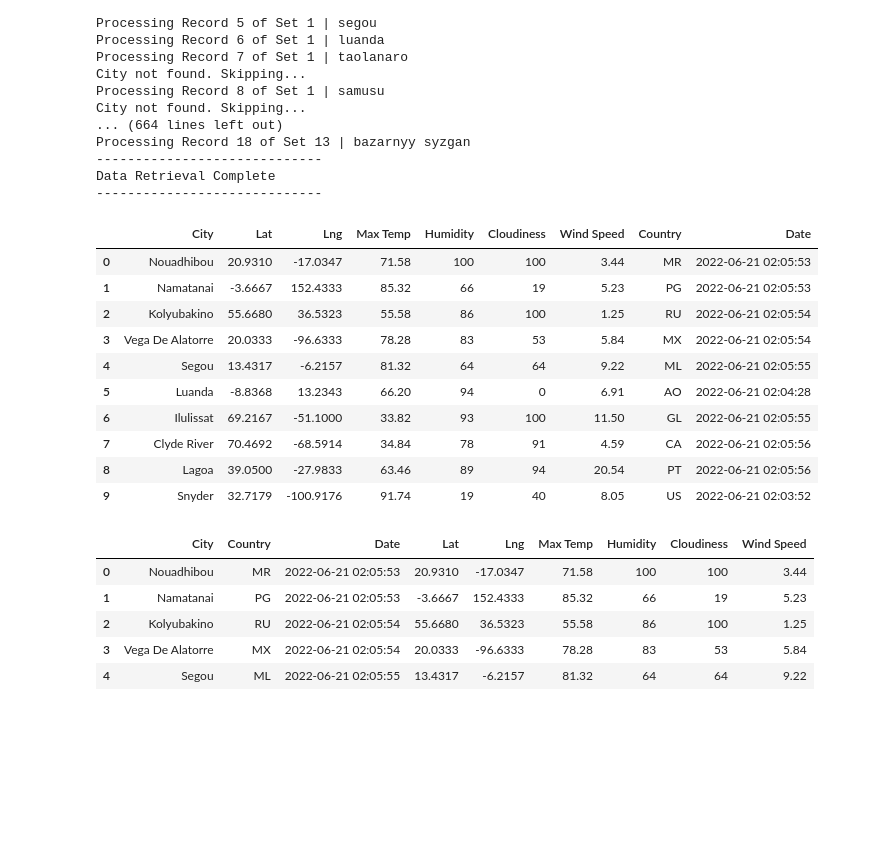
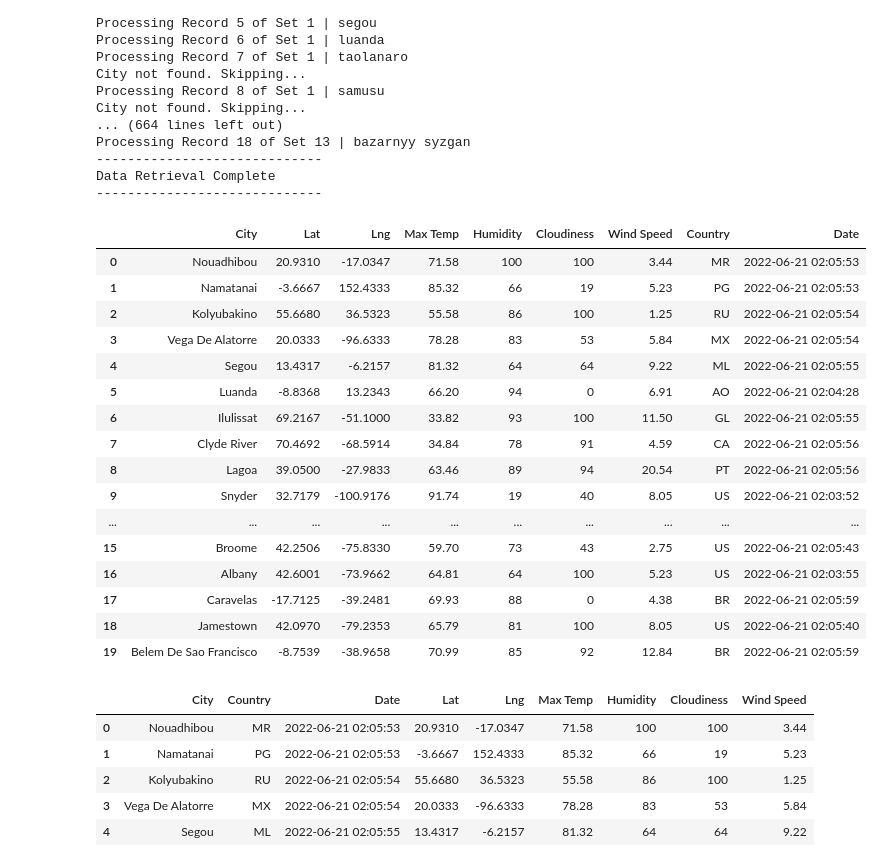
Before and after one commit to gcolareta/World_Weather_Analysis-, a Jupyter notebook: WeatherPy.ipynb, the cells around one changed output. Saved outputs shown, nothing was run; the diff lists cells and outputs as text; code cells hidden in the pictures; blank space fills up the shorter version.

```diff
--- a/WeatherPy.ipynb
+++ b/WeatherPy.ipynb
@@ -149,19 +149,25 @@ Data Retrieval Complete
 # %%
 # Convert the array of dictionaries to a Pandas DataFrame.
 city_data_df = pd.DataFrame(city_data)
-city_data_df.head(10)
+city_data_df.head(20)
 # %% [output]
 |  | City | Lat | Lng | Max Temp | Humidity | Cloudiness | Wind Speed | Country | Date |
 | 0 | Nouadhibou | 20.9310 | -17.0347 | 71.58 | 100 | 100 | 3.44 | MR | 2022-06-21 02:05:53 |
 | 1 | Namatanai | -3.6667 | 152.4333 | 85.32 | 66 | 19 | 5.23 | PG | 2022-06-21 02:05:53 |
 | 2 | Kolyubakino | 55.6680 | 36.5323 | 55.58 | 86 | 100 | 1.25 | RU | 2022-06-21 02:05:54 |
 | 3 | Vega De Alatorre | 20.0333 | -96.6333 | 78.28 | 83 | 53 | 5.84 | MX | 2022-06-21 02:05:54 |
 | 4 | Segou | 13.4317 | -6.2157 | 81.32 | 64 | 64 | 9.22 | ML | 2022-06-21 02:05:55 |
 | 5 | Luanda | -8.8368 | 13.2343 | 66.20 | 94 | 0 | 6.91 | AO | 2022-06-21 02:04:28 |
 | 6 | Ilulissat | 69.2167 | -51.1000 | 33.82 | 93 | 100 | 11.50 | GL | 2022-06-21 02:05:55 |
 | 7 | Clyde River | 70.4692 | -68.5914 | 34.84 | 78 | 91 | 4.59 | CA | 2022-06-21 02:05:56 |
 | 8 | Lagoa | 39.0500 | -27.9833 | 63.46 | 89 | 94 | 20.54 | PT | 2022-06-21 02:05:56 |
 | 9 | Snyder | 32.7179 | -100.9176 | 91.74 | 19 | 40 | 8.05 | US | 2022-06-21 02:03:52 |
+| ... | ... | ... | ... | ... | ... | ... | ... | ... | ... |
+| 15 | Broome | 42.2506 | -75.8330 | 59.70 | 73 | 43 | 2.75 | US | 2022-06-21 02:05:43 |
+| 16 | Albany | 42.6001 | -73.9662 | 64.81 | 64 | 100 | 5.23 | US | 2022-06-21 02:03:55 |
+| 17 | Caravelas | -17.7125 | -39.2481 | 69.93 | 88 | 0 | 4.38 | BR | 2022-06-21 02:05:59 |
+| 18 | Jamestown | 42.0970 | -79.2353 | 65.79 | 81 | 100 | 8.05 | US | 2022-06-21 02:05:40 |
+| 19 | Belem De Sao Francisco | -8.7539 | -38.9658 | 70.99 | 85 | 92 | 12.84 | BR | 2022-06-21 02:05:59 |
 # %%
 new_column_order=['City', 'Country', 'Date', 'Lat', 'Lng', 'Max Temp', 'Humidity', 'Cloudiness', 'Wind Speed']
 city_data_df = city_data_df[new_column_order]
```
Also changed, not shown: parts of 10 cells of this notebook.
